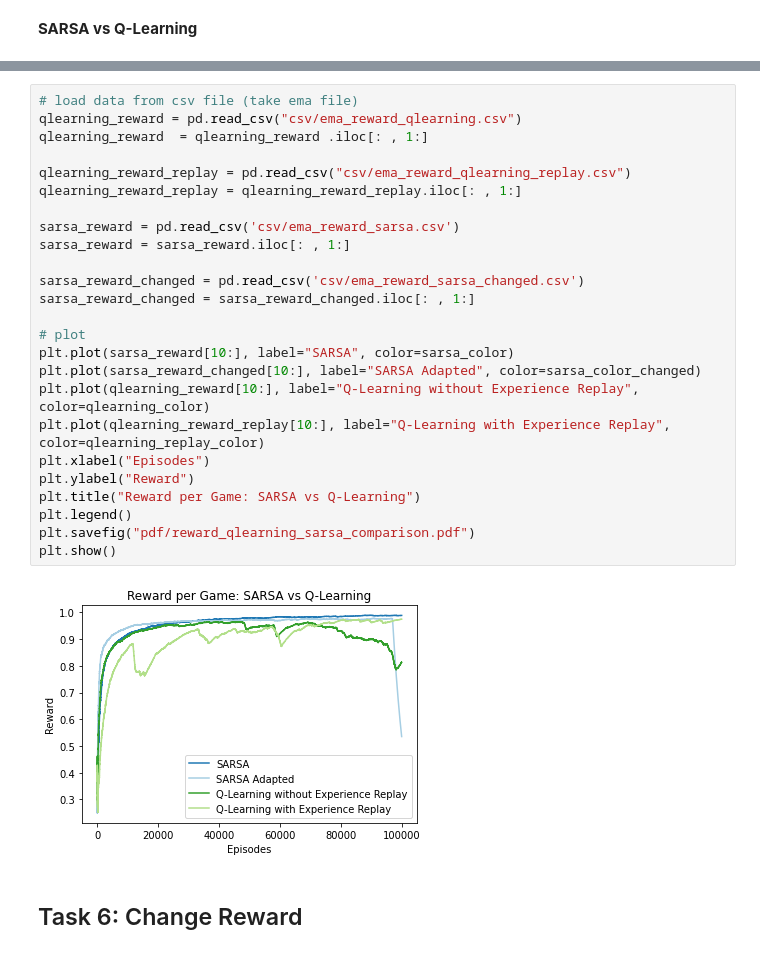
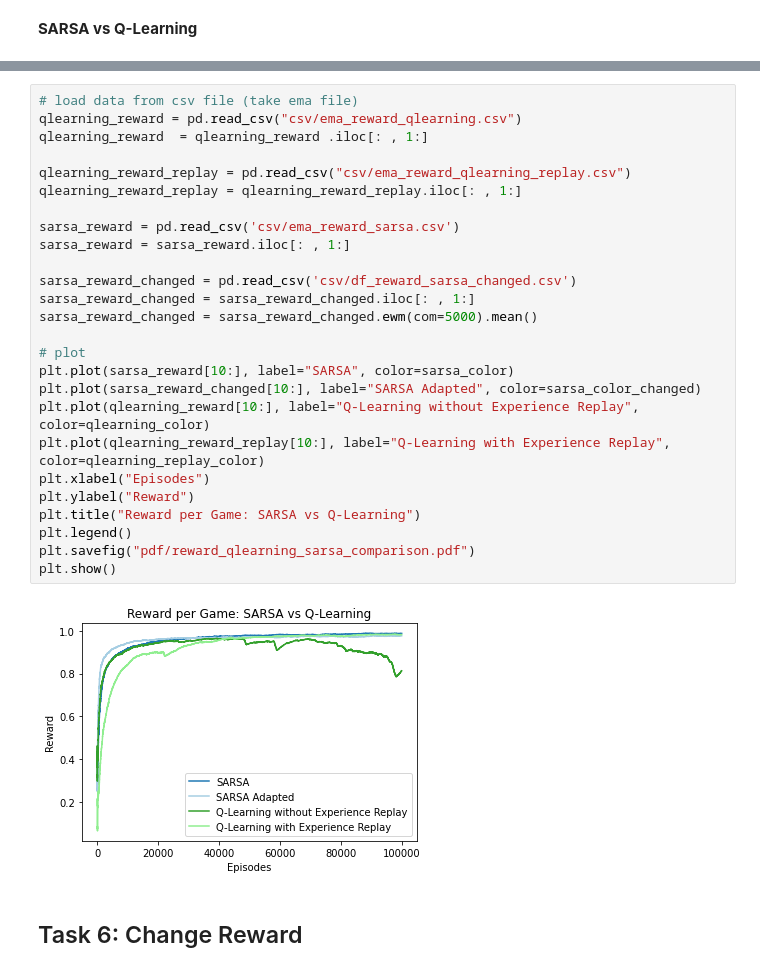
Before and after one commit to ukarag/ReinforcementLearning, a Jupyter notebook: Assignment.ipynb, the cells around one changed output, grey strips where cells are left out. Saved outputs shown, nothing was run; the diff lists cells and outputs as text.

```diff
--- a/Assignment.ipynb
+++ b/Assignment.ipynb
@@ -611,30 +590,31 @@ plt.show()
 # %%
 # load data from csv file (take ema file)
 qlearning_reward = pd.read_csv("csv/ema_reward_qlearning.csv")
 qlearning_reward  = qlearning_reward .iloc[: , 1:]
 
 qlearning_reward_replay = pd.read_csv("csv/ema_reward_qlearning_replay.csv")
 qlearning_reward_replay = qlearning_reward_replay.iloc[: , 1:]
 
 sarsa_reward = pd.read_csv('csv/ema_reward_sarsa.csv')
 sarsa_reward = sarsa_reward.iloc[: , 1:]
 
-sarsa_reward_changed = pd.read_csv('csv/ema_reward_sarsa_changed.csv')
+sarsa_reward_changed = pd.read_csv('csv/df_reward_sarsa_changed.csv')
 sarsa_reward_changed = sarsa_reward_changed.iloc[: , 1:]
+sarsa_reward_changed = sarsa_reward_changed.ewm(com=5000).mean()
 
 # plot
 plt.plot(sarsa_reward[10:], label="SARSA", color=sarsa_color)
 plt.plot(sarsa_reward_changed[10:], label="SARSA Adapted", color=sarsa_color_changed)
 plt.plot(qlearning_reward[10:], label="Q-Learning without Experience Replay", color=qlearning_color)
 plt.plot(qlearning_reward_replay[10:], label="Q-Learning with Experience Replay", color=qlearning_replay_color)
 plt.xlabel("Episodes")
 plt.ylabel("Reward")
 plt.title("Reward per Game: SARSA vs Q-Learning")
 plt.legend()
 plt.savefig("pdf/reward_qlearning_sarsa_comparison.pdf")
 plt.show()
 # %% [output]
-[figure, old version]
+[figure, new version]
 # %% [markdown]
 ## Task 6: Change Reward
 # %% [markdown]
```
Also changed, not shown: parts of 23 cells of this notebook, 20 other files.
